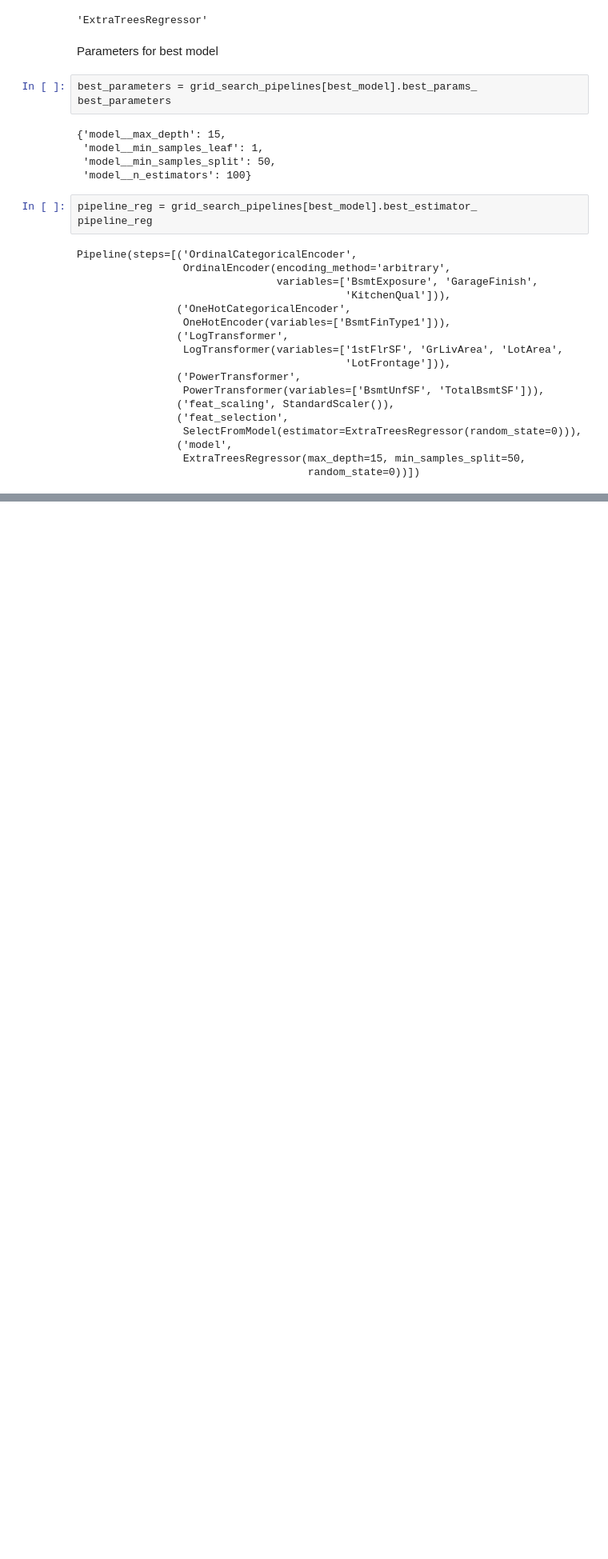
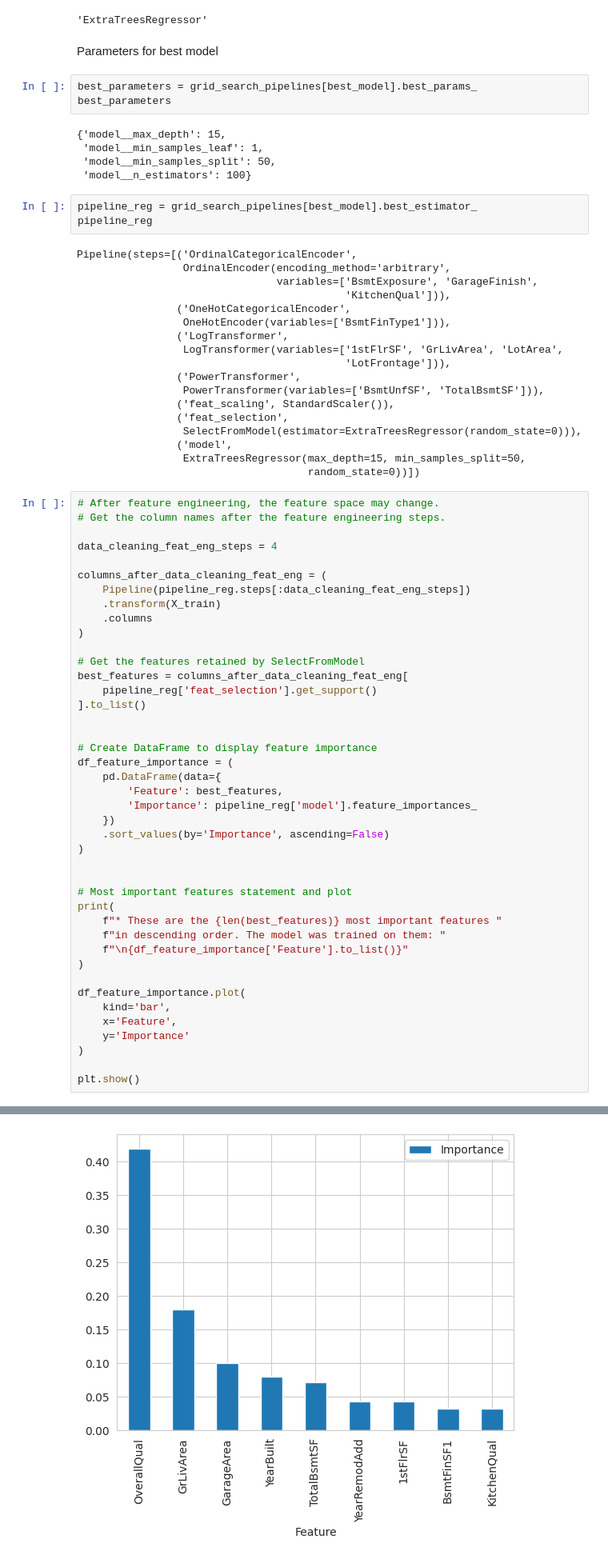
Before and after one commit to cgrace0044/milestone-project5-heritage-housing-issues, a Jupyter notebook: jupyter_notebooks/05_PredictHousePrices.ipynb, the cells around one changed output, grey strips where cells are left out. Shown at 80% size. Drawn from its saved outputs; the diff is of its cells as text; blank space fills up the shorter version.

Commit message:
assess feature importance and interpret results

```diff
--- a/jupyter_notebooks/05_PredictHousePrices.ipynb
+++ b/jupyter_notebooks/05_PredictHousePrices.ipynb
@@ -490,3 +490,46 @@ Pipeline(steps=[('OrdinalCategoricalEncoder',
                 ('model',
                  ExtraTreesRegressor(max_depth=15, min_samples_split=50,
                                      random_state=0))])
+# %%
+# After feature engineering, the feature space may change.
+# Get the column names after the feature engineering steps.
+
+data_cleaning_feat_eng_steps = 4
+
+columns_after_data_cleaning_feat_eng = (
+    Pipeline(pipeline_reg.steps[:data_cleaning_feat_eng_steps])
+    .transform(X_train)
+    .columns
+)
+
+# Get the features retained by SelectFromModel
+best_features = columns_after_data_cleaning_feat_eng[
+    pipeline_reg['feat_selection'].get_support()
+].to_list()
+
+
+# Create DataFrame to display feature importance
+df_feature_importance = (
+    pd.DataFrame(data={
+        'Feature': best_features,
+        'Importance': pipeline_reg['model'].feature_importances_
+    })
+    .sort_values(by='Importance', ascending=False)
+)
+
+
+# Most important features statement and plot
+print(
+    f"* These are the {len(best_features)} most important features "
+    f"in descending order. The model was trained on them: "
+    f"\n{df_feature_importance['Feature'].to_list()}"
+)
+
+df_feature_importance.plot(
+    kind='bar',
+    x='Feature',
+    y='Importance'
+)
+
+plt.show()
+# %% [output]
@@ -492,0 +538 @@ Pipeline(steps=[('OrdinalCategoricalEncoder',
+[figure, added]
```
Also changed, not shown: parts of 3 cells of this notebook.
